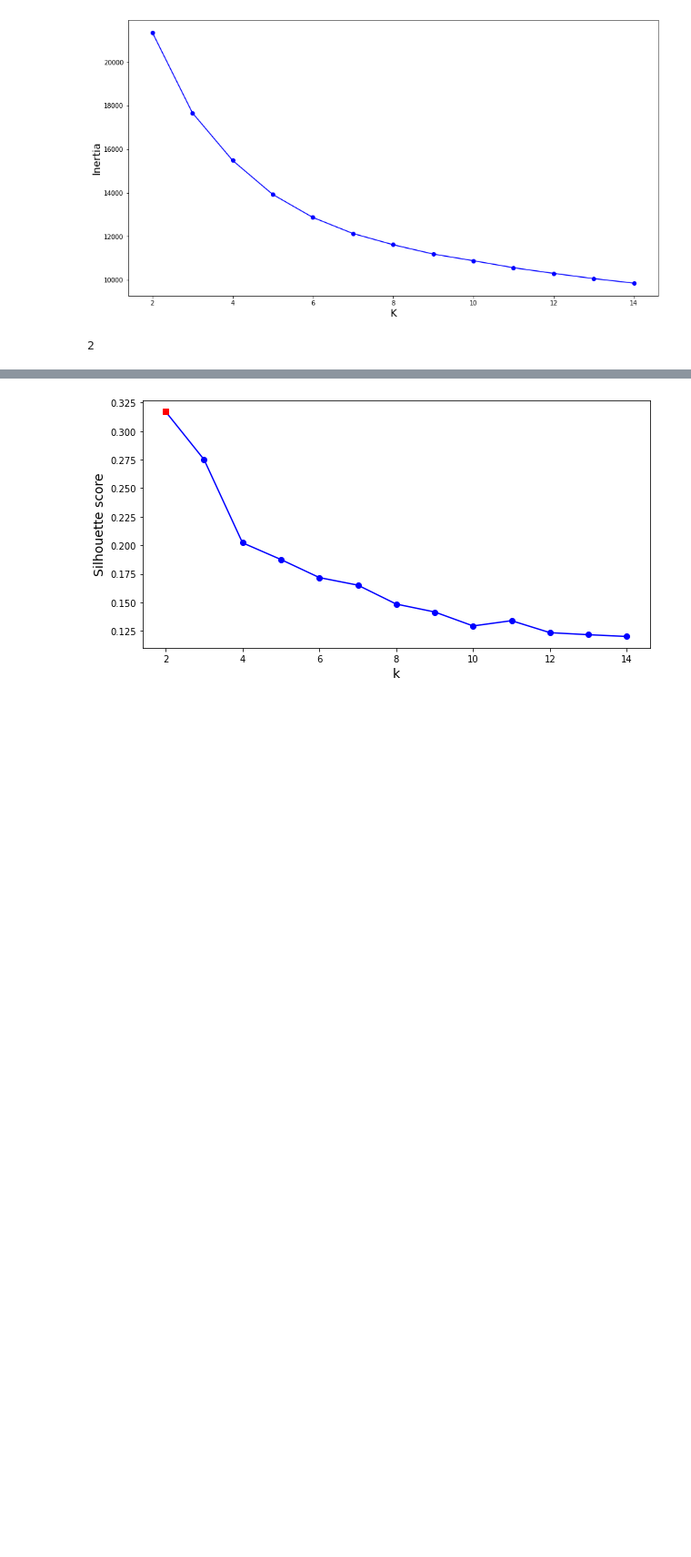
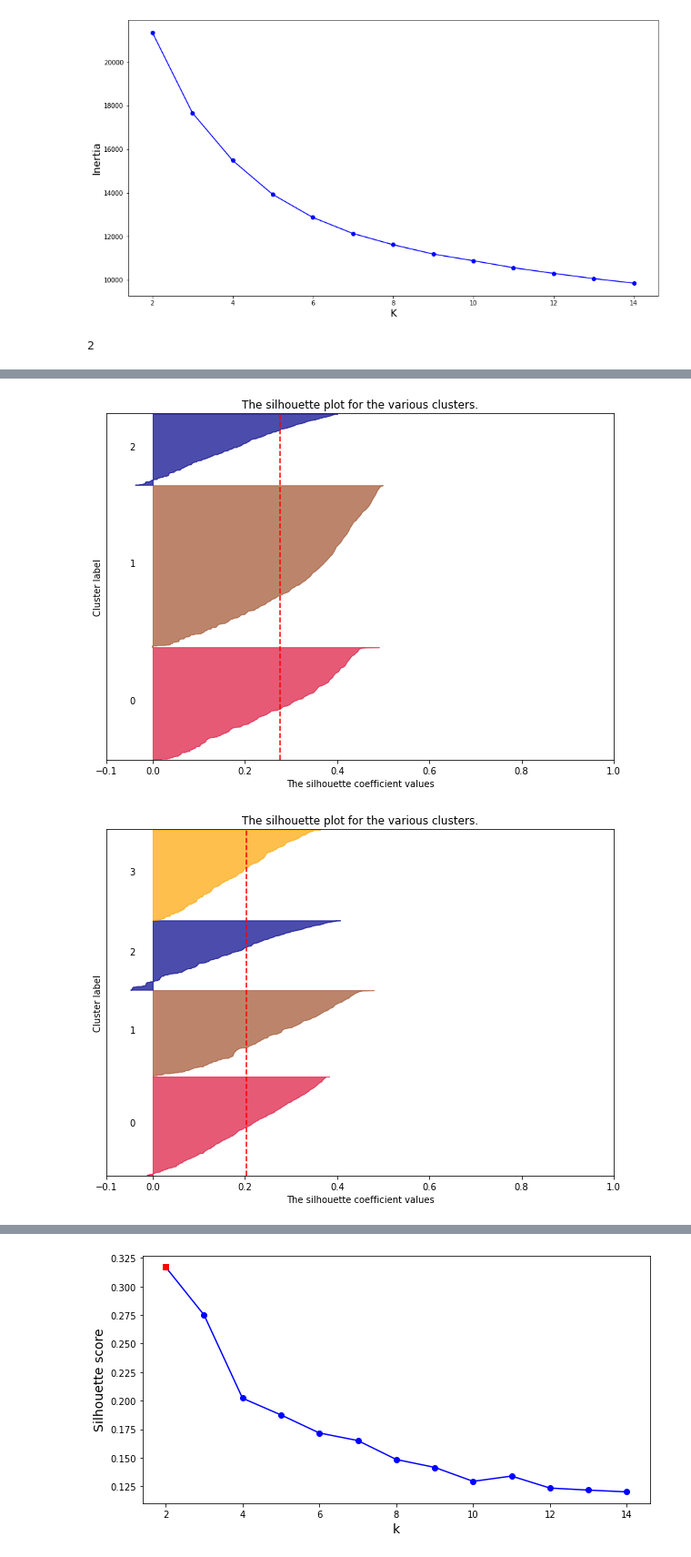
Before and after one commit to yayahamour/project_bike, a Jupyter notebook: clustering/segmentation_client.ipynb, the cells around one changed output, grey strips where cells are left out. Shown at 91% size. Drawn from its saved outputs; the diff is of its cells as text; code cells hidden in the pictures; blank space fills up the shorter version.

```diff
--- a/clustering/segmentation_client.ipynb
+++ b/clustering/segmentation_client.ipynb
@@ -136,3 +136,81 @@ best_score = silhouette_scores[best_index]
 best_k
 # %% [output]
 2
+# %%
+from sklearn.metrics import silhouette_samples, silhouette_score
+
+cmap = {
+    0:'Crimson',
+    1:'Sienna',
+    2:'DarkBlue',
+    3:'Orange',
+    4:'Black',
+    5:'Silver',
+    6:'Chartreuse',
+    7:'Fuchsia',
+    8:'gray',
+    9:'gray',
+    10:'gray',
+    11:'gray',
+    12:'gray',
+    13:'gray',
+    14:'blue',
+    15:'Crimson',
+    16:'Sienna',
+    17:'DarkBlue',
+    18:'Orange',
+}
+
+silhouette = []
+nb_cluster_max = 8
+
+range_n_clusters = range(3,nb_cluster_max+1)
+
+prep_X = df_reduced
+
+for n_clusters in range_n_clusters:
+    # Création d'un subplot
+    fig, ax1 = plt.subplots()
+    fig.set_size_inches(10, 7)
+    ax1.set_xlim([-0.1, 1])
+    ax1.set_ylim([0, len(prep_X) + (n_clusters + 1) * 10])
+    clusterer = KMeans(n_clusters=n_clusters, random_state=10)
+    cluster_labels = clusterer.fit_predict(prep_X)
+    silhouette_avg = silhouette_score(prep_X, cluster_labels)
+    silhouette.append(silhouette_avg)
+    print("For n_clusters =", n_clusters,
+          "The average silhouette_score is :", silhouette_avg)
+
+    # Calcul du score silhouette
+    sample_silhouette_values = silhouette_samples(prep_X, cluster_labels)
+
+    y_lower = 10
+    for i in range(n_clusters):
+        ith_cluster_silhouette_values = \
+            sample_silhouette_values[cluster_labels == i]
+
+        ith_cluster_silhouette_values.sort()
+
+        size_cluster_i = ith_cluster_silhouette_values.shape[0]
+        y_upper = y_lower + size_cluster_i
+
+        color = cmap
+        ax1.fill_betweenx(np.arange(y_lower, y_upper),
+                          0, ith_cluster_silhouette_values,
+                          facecolor=color[i], edgecolor=color[i], alpha=0.7)
+
+        ax1.text(-0.05, y_lower + 0.5 * size_cluster_i, str(i))
+
+        y_lower = y_upper + 10
+
+    ax1.set_title("The silhouette plot for the various clusters.")
+    ax1.set_xlabel("The silhouette coefficient values")
+    ax1.set_ylabel("Cluster label")
+
+    ax1.axvline(x=silhouette_avg, color="red", linestyle="--")
+
+    ax1.set_yticks([])  # Clear the yaxis labels / ticks
+    ax1.set_xticks([-0.1, 0, 0.2, 0.4, 0.6, 0.8, 1])
+
+plt.show()
+# %% [output]
@@ -138,0 +223,2 @@ best_k
+[figure, added]
+[figure, added]
```
Also changed, not shown: parts of 18 cells of this notebook.
